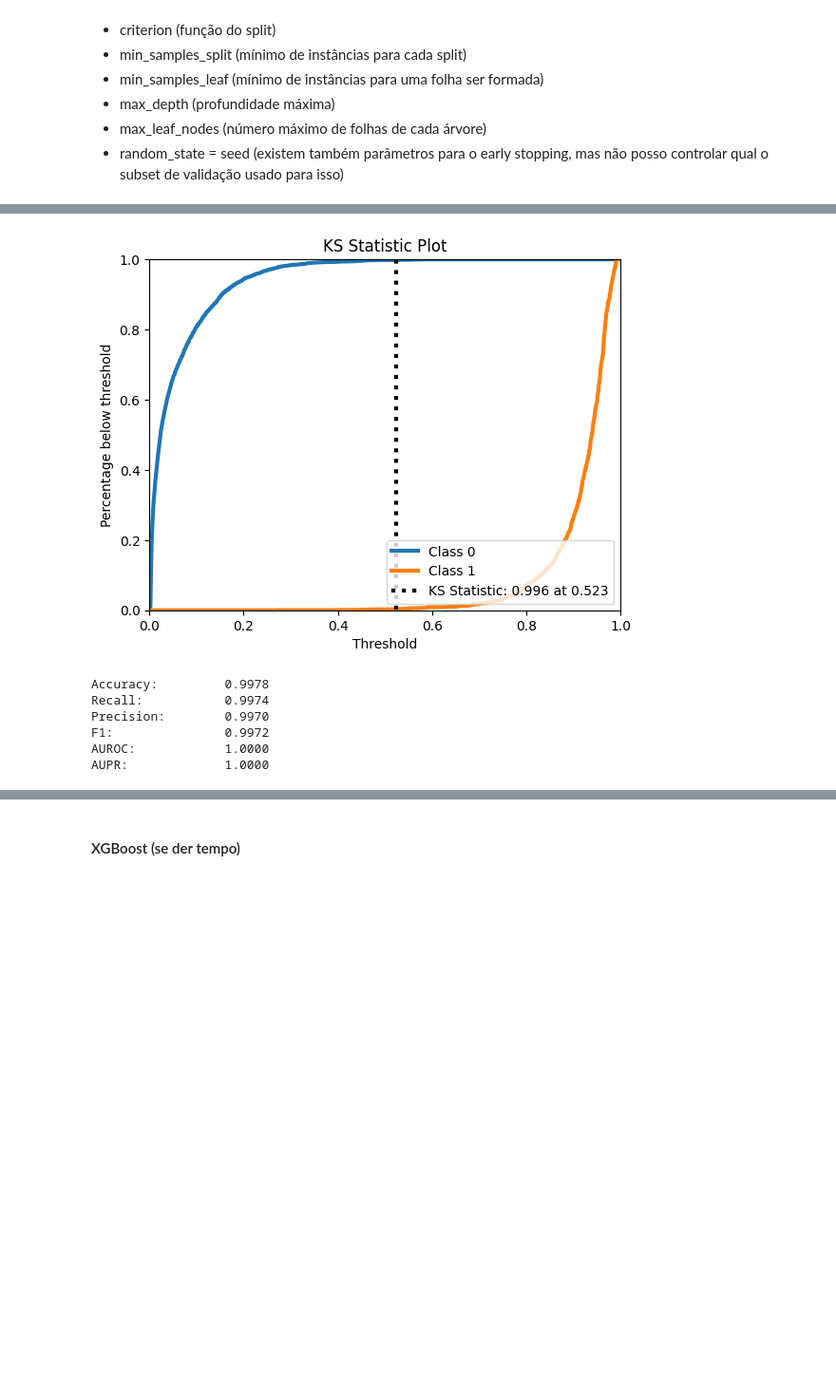
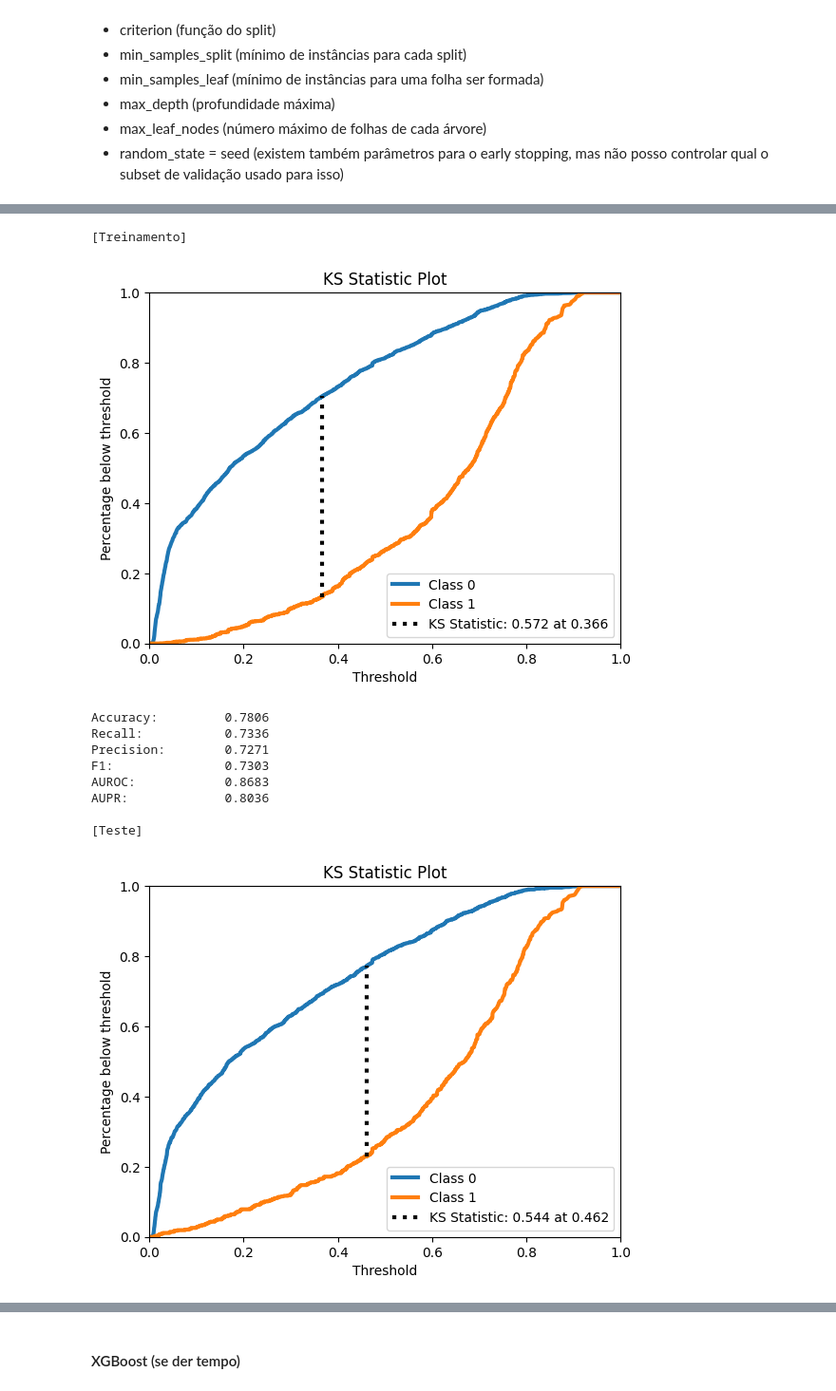
Before and after one commit to pedrobslima/redes_neurais, a Jupyter notebook: projeto_rn.ipynb, the cells around one changed output, grey strips where cells are left out. Shown at 95% size. Saved outputs shown, nothing was run; the diff lists cells and outputs as text; code cells hidden in the pictures; blank space fills up the shorter version.

```diff
--- a/projeto_rn.ipynb
+++ b/projeto_rn.ipynb
@@ -283,9 +284,9 @@ def plot_training_error_curves(history):
 
 def compute_performance_metrics(y, y_pred_class, y_pred_scores=None):
     accuracy = accuracy_score(y, y_pred_class)
-    recall = recall_score(y, y_pred_class)
-    precision = precision_score(y, y_pred_class)
-    f1 = f1_score(y, y_pred_class)
+    recall = recall_score(y, y_pred_class, zero_division=0)
+    precision = precision_score(y, y_pred_class, zero_division=0)
+    f1 = f1_score(y, y_pred_class, zero_division=0)
     performance_metrics = (accuracy, recall, precision, f1)
     if y_pred_scores is not None:
         #auroc, aupr = plot_ks(y, y_pred_scores)
@@ -2251,15 +2915,15 @@ def gb_objective(trial:optuna.trial._trial.Trial):
     clf = GradientBoostingClassifier(random_state=seed,
                                      n_iter_no_change=20, n_estimators=n_estimators,
                                      criterion=criterion, max_depth=max_depth, loss=loss,
-                                     min_samples_split=min_samples_split, learning_rate=learning_rate)
+                                     min_samples_split=min_samples_split, learning_rate=learning_rate).fit(X_train1, y_train1)
 
-    scores = cross_val_score(clf, X_train1, y_train1, n_jobs=-1, cv=5, scoring='f1')
-    score = scores.mean()
+    #scores = cross_val_score(clf, X_train1, y_train1, n_jobs=-1, cv=5, scoring='f1')
+    score = f1_score(y_val1, clf.predict(X_val1)) #scores.mean()
 
     return score
 
 # 3. Create a study object and optimize the objective function.
-study = optuna.create_study(direction='maximize')
-study.optimize(gb_objective, n_trials=NUM_TRIALS)
-print(study.best_trial)
+gb_study = optuna.create_study(direction='maximize')
+gb_study.optimize(gb_objective, n_trials=NUM_TRIALS)
+print(gb_study.best_trial)
 # %% [output]
@@ -2284,29 +2948,42 @@ FrozenTrial(number=61, state=1, values=[0.9041102901951115], datetime_start=date
 # %%
 gboost = GradientBoostingClassifier(random_state=seed,
-                                    n_estimators=study.best_params['n_estimators'],
-                                    criterion=study.best_params['criterion'],
-                                    max_depth=study.best_params['max_depth'],
-                                    min_samples_split=study.best_params['min_samples_split'],
-                                    loss=study.best_params['loss'],
-                                    learning_rate=study.best_params['learning_rate'])
-
-train_input = pd.concat([X_train1, X_val1], ignore_index=True)
-train_label = pd.concat([y_train1, y_val1], ignore_index=True)
+                                    n_estimators=gb_study.best_params['n_estimators'],
+                                    criterion=gb_study.best_params['criterion'],
+                                    max_depth=gb_study.best_params['max_depth'],
+                                    min_samples_split=gb_study.best_params['min_samples_split'],
+                                    loss=gb_study.best_params['loss'],
+                                    learning_rate=gb_study.best_params['learning_rate'])
 
 gboost = gboost.fit(train_input, train_label)
 
 y_pred = gboost.predict(train_input)
 y_pred_proba = gboost.predict_proba(train_input)
 
+print('[Treinamento]')
+
 # só to fazendo assim dessa vez pq treinei a kanet com a fórmula errada do f1 score. Mas se for reiniciar o ambiente e treiná-la dnv, use as métricas armazenadas direto
-rf_acc, rf_recall, rf_prec, rf_f1, rf_auroc, rf_aupr = compute_performance_metrics(train_label, y_pred, y_pred_proba)
+gb_acc, gb_recall, gb_prec, gb_f1, gb_auroc, gb_aupr = compute_performance_metrics(train_label, y_pred, y_pred_proba)
 
-print_metrics_summary(rf_acc, rf_recall, rf_prec, rf_f1, rf_auroc, rf_aupr)
+print_metrics_summary(gb_acc, gb_recall, gb_prec, gb_f1, gb_auroc, gb_aupr)
+
+print('\n[Teste]')
+
+y_pred = gboost.predict(X_test1)
+y_pred_proba = gboost.predict_proba(X_test1)
+
+# só to fazendo assim dessa vez pq treinei a kanet com a fórmula errada do f1 score. Mas se for reiniciar o ambiente e treiná-la dnv, use as métricas armazenadas direto
+gb_acc, gb_recall, gb_prec, gb_f1, gb_auroc, gb_aupr = compute_performance_metrics(y_test1, y_pred, y_pred_proba)
+
+print_metrics_summary(gb_acc, gb_recall, gb_prec, gb_f1, gb_auroc, gb_aupr)
 # %% [output]
+[Treinamento]
-[figure, old version]
+[figure, new version]
-Accuracy:         0.9978
-Recall:           0.9974
-Precision:        0.9970
-F1:               0.9972
-AUROC:            1.0000
-AUPR:             1.0000
+Accuracy:         0.7806
+Recall:           0.7336
+Precision:        0.7271
+F1:               0.7303
+AUROC:            0.8683
+AUPR:             0.8036
+
+[Teste]
+[figure, added]
```
Also changed, not shown: parts of 59 cells of this notebook, 6 other files.
